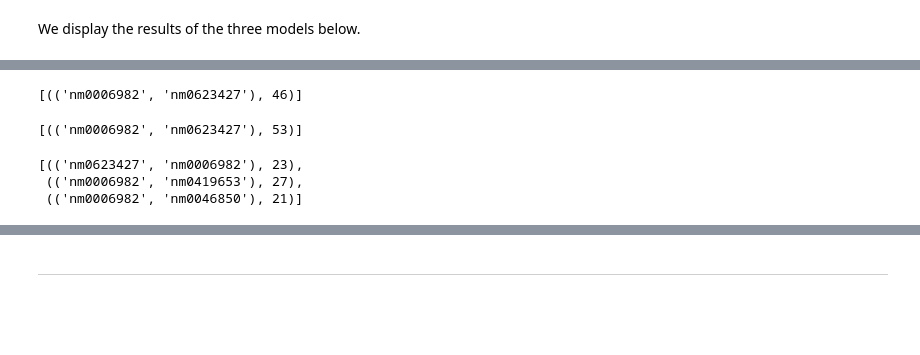
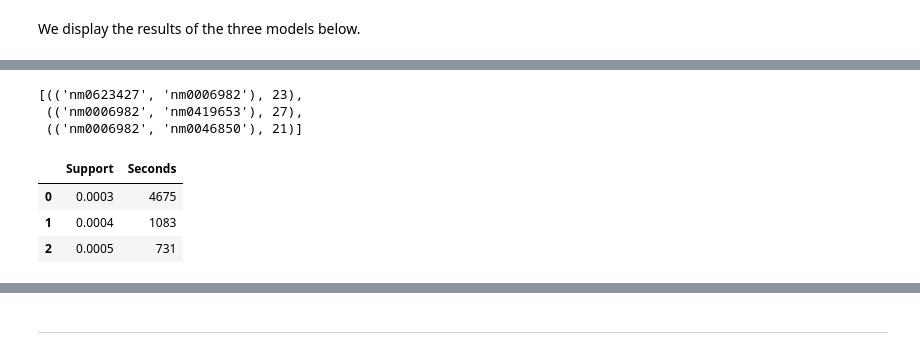
Before and after one commit to martinaviggiano/AMD_Market_Basket_IMDB, a Jupyter notebook: AMD_Market_Basket_Analysis.ipynb, the cells around one changed output, grey strips where cells are left out. Cells and saved outputs as stored; diff of their text form; code cells hidden in the pictures; blank space fills up the shorter version.

```diff
--- a/AMD_Market_Basket_Analysis.ipynb
+++ b/AMD_Market_Basket_Analysis.ipynb
@@ -374,11 +405,3 @@ priori_frac_0004 #0.2
-# %%
-priori_frac_0005 #0.2
-# %% [output]
-[(('nm0006982', 'nm0623427'), 46)]
-# %%
-priori_frac_0005 #0.2
-# %% [output]
-[(('nm0006982', 'nm0623427'), 53)]
 # %%
 priori_frac_0005
 # %% [output]
@@ -392,10 +415,15 @@ with open("/content/drive/MyDrive/Università/amd_Market_Basket/priori_frac_0003
 with open("/content/drive/MyDrive/Università/amd_Market_Basket/time_frac_0003.pkl", "wb") as f:
     pickle.dump(time_frac_0003, f)
 # %%
-time = ['4675', '1083', '731']
+time = [4675, 1083, 731]
 support = ['0.0003', '0.0004', '0.0005']
 d = {'Support':support, 'Seconds':time}
 df_models_frac = pd.DataFrame(d)
 df_models_frac
+# %% [output]
+|  | Support | Seconds |
+| 0 | 0.0003 | 4675 |
+| 1 | 0.0004 | 1083 |
+| 2 | 0.0005 | 731 |
 # %%
 plot_time_frac = df_models_frac.plot(x="Support", y="Seconds", ylabel='Seconds', legend=False, title='Seconds spent in computation per support value', ylim=(500,5000), rot=0)
```
Also changed, not shown: parts of 42 cells of this notebook, 1 other file.
